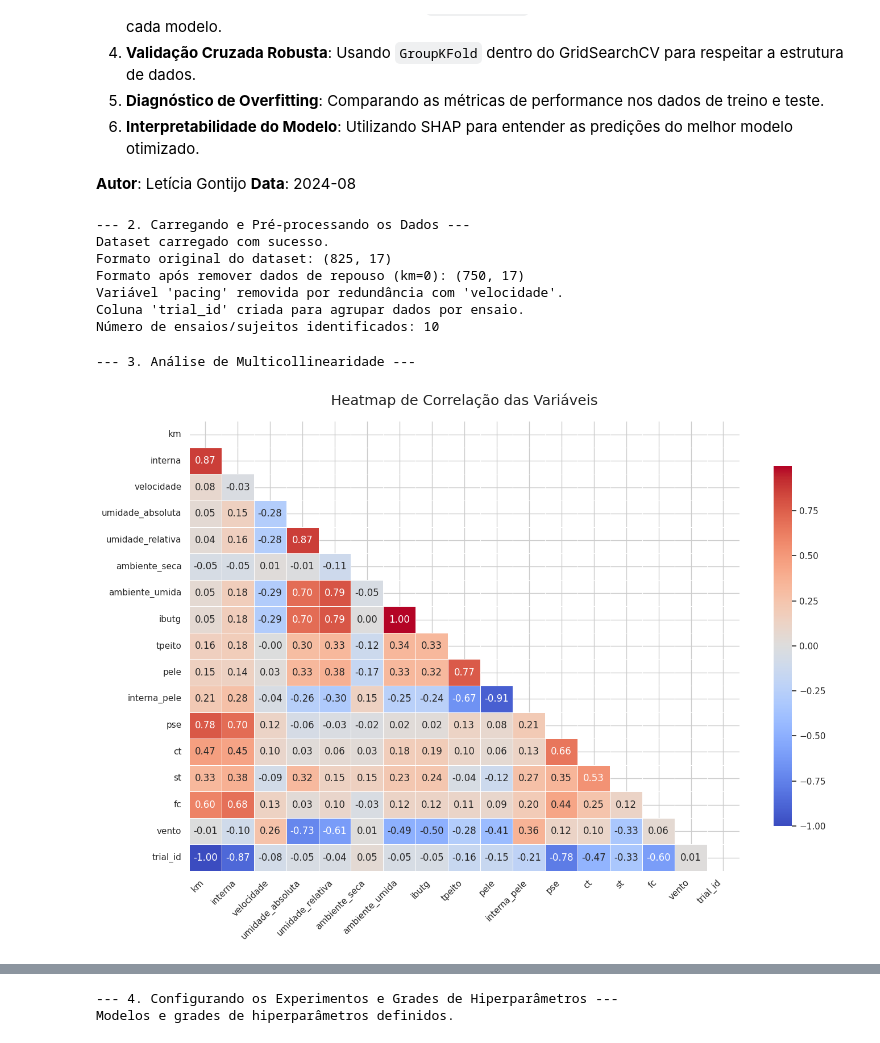
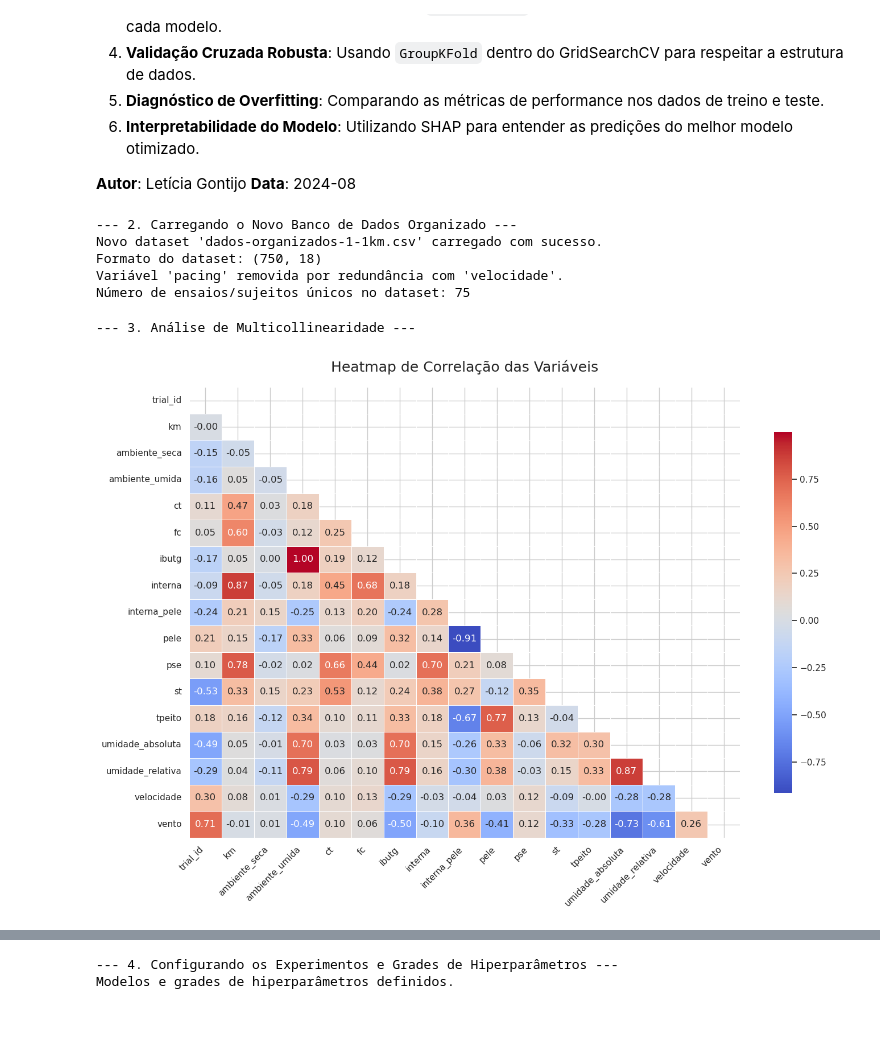
Before and after one commit to LBS-UFMG/tcore, a Jupyter notebook: models/modelo-1-1km-refatorado.ipynb, the cells around one changed output, grey strips where cells are left out. Saved outputs shown, nothing was run; the diff lists cells and outputs as text; code cells hidden in the pictures.

```diff
--- a/models/modelo-1-1km-refatorado.ipynb
+++ b/models/modelo-1-1km-refatorado.ipynb
@@ -48,66 +48,56 @@ plt.rcParams['axes.titlesize'] = 16
 plt.rcParams['axes.labelsize'] = 14
 # %%
 # =============================================================================
-# 2. CARREGAMENTO E PRÉ-PROCESSAMENTO INICIAL DOS DADOS
+# 2. CARREGAMENTO E PRÉ-PROCESSAMENTO (MODIFICADO)
 # =============================================================================
-print("--- 2. Carregando e Pré-processando os Dados ---")
+print("--- 2. Carregando o Novo Banco de Dados Organizado ---")
 
-# Carregar o dataset a partir do arquivo TSV
+# --- MODIFICAÇÃO CHAVE ---
+# Carregamos o novo ficheiro CSV, que já está limpo e organizado.
 try:
-    # Use o caminho correto para o seu arquivo
-    df = pd.read_csv('/home/usuario-leticia/Desktop/Samuel/leticiaag/tcore/data/dados_leticia_reduzido.tsv', sep='\t')
-    print("Dataset carregado com sucesso.")
-    print(f"Formato original do dataset: {df.shape}")
+    df_exercicio = pd.read_csv('/home/leticia/Documentos/tcore/data/dados-organizados-1-1km.csv')
+    print("Novo dataset 'dados-organizados-1-1km.csv' carregado com sucesso.")
+    print(f"Formato do dataset: {df_exercicio.shape}")
 except FileNotFoundError:
-    print("Erro: O arquivo 'dados_leticia_reduzido.tsv' não foi encontrado.")
-    print("Por favor, certifique-se de que o arquivo está no mesmo diretório que este script.")
-    # Cria um DataFrame vazio para evitar que o resto do script quebre
-    df = pd.DataFrame()
+    print("ERRO: O ficheiro 'dados-organizados-1-1km.csv' não foi encontrado.")
+    df_exercicio = pd.DataFrame() # Cria um DataFrame vazio para evitar erros
 
-if not df.empty:
-    # --- Limpeza e Refinamento ---
-    # Remover dados de baseline (km = 0), pois representam um estado fisiológico diferente (repouso)
-    df_exercicio = df[df['km'] > 0].copy()
-    print(f"Formato após remover dados de repouso (km=0): {df_exercicio.shape}")
+if not df_exercicio.empty:
+    # --- MODIFICAÇÃO CHAVE ---
+    # A lógica complexa para criar 'trial_id' foi REMOVIDA,
+    # pois o novo ficheiro já contém esta coluna de forma correta.
 
-    # Remover a variável 'pacing' por ser redundante com 'velocidade' (inversamente proporcional)
+    # Apenas removemos a variável 'pacing' por ser redundante com 'velocidade'.
     if 'pacing' in df_exercicio.columns:
         df_exercicio = df_exercicio.drop(columns=['pacing'])
         print("Variável 'pacing' removida por redundância com 'velocidade'.")
 
-    # --- Engenharia de Feature: Criação de um ID de Ensaio/Sujeito ---
-    # Essencial para a validação cruzada com GroupKFold.
-    # Assumimos que cada vez que 'km' volta para 1, um novo ensaio começa.
-    df_exercicio['trial_id'] = (df_exercicio['km'].diff() < 0).cumsum()
-    print("Coluna 'trial_id' criada para agrupar dados por ensaio.")
-    print(f"Número de ensaios/sujeitos identificados: {df_exercicio['trial_id'].nunique()}")
+    print(f"Número de ensaios/sujeitos únicos no dataset: {df_exercicio['trial_id'].nunique()}")
 # %% [output]
---- 2. Carregando e Pré-processando os Dados ---
-Dataset carregado com sucesso.
-Formato original do dataset: (825, 17)
-Formato após remover dados de repouso (km=0): (750, 17)
+--- 2. Carregando o Novo Banco de Dados Organizado ---
+Novo dataset 'dados-organizados-1-1km.csv' carregado com sucesso.
+Formato do dataset: (750, 18)
 Variável 'pacing' removida por redundância com 'velocidade'.
-Coluna 'trial_id' criada para agrupar dados por ensaio.
-Número de ensaios/sujeitos identificados: 10
+Número de ensaios/sujeitos únicos no dataset: 75
 # %%
 # =============================================================================
 # 3. ANÁLISE EXPLORATÓRIA: MULTICOLLINEARIDADE
 # =============================================================================
-if not df.empty:
+if not df_exercicio.empty:
     print("\n--- 3. Análise de Multicollinearidade ---")
 
     numeric_cols = df_exercicio.select_dtypes(include=np.number)
     corr_matrix = numeric_cols.corr()
     mask = np.triu(np.ones_like(corr_matrix, dtype=bool))
 
     plt.figure(figsize=(14, 10))
     sns.heatmap(corr_matrix, mask=mask, annot=True, fmt=".2f", cmap='coolwarm',
                 linewidths=.5, cbar_kws={"shrink": .8})
     plt.title('Heatmap de Correlação das Variáveis', fontsize=18, pad=20)
     plt.xticks(rotation=45, ha='right')
     plt.yticks(rotation=0)
     plt.tight_layout()
     plt.show()
 # %% [output]
 --- 3. Análise de Multicollinearidade ---
-[figure, old version]
+[figure, new version]
```
Also changed, not shown: parts of 7 cells of this notebook, 3 other files.
